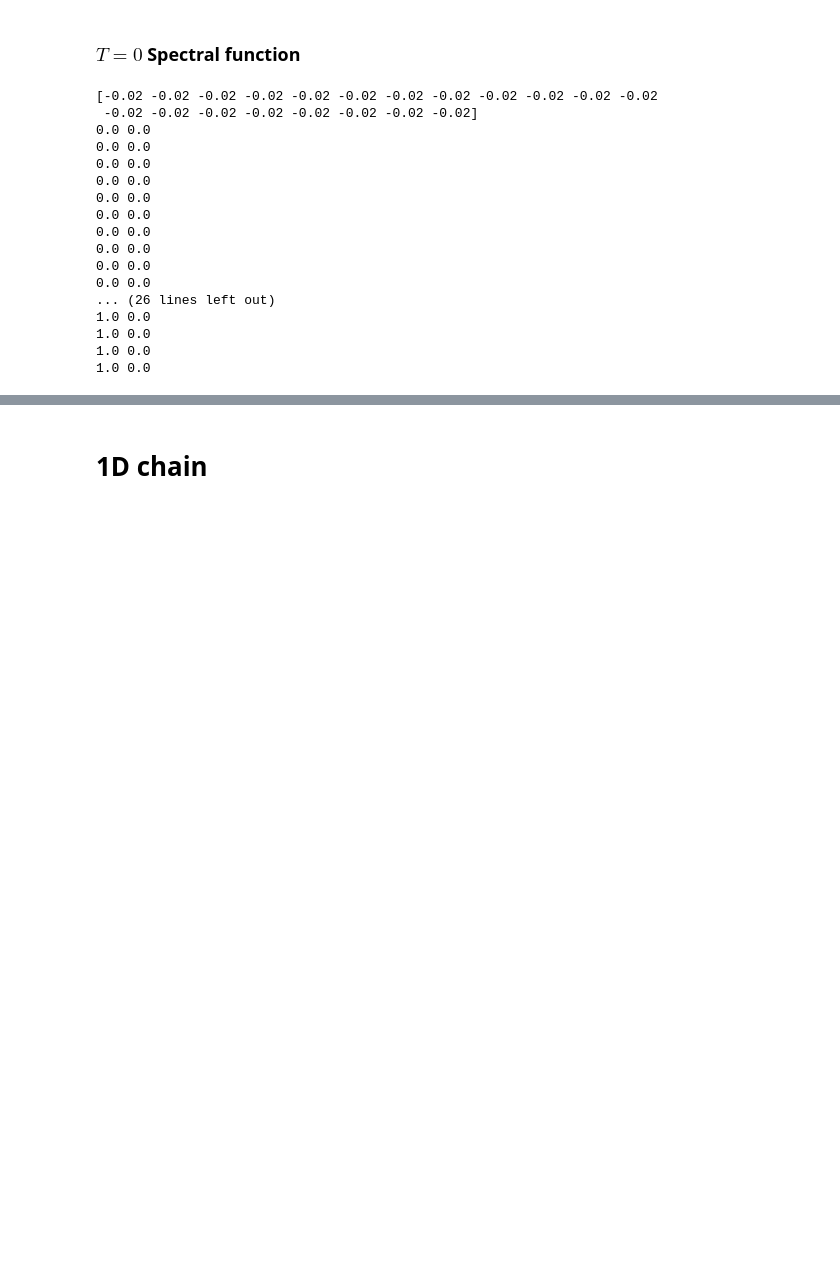
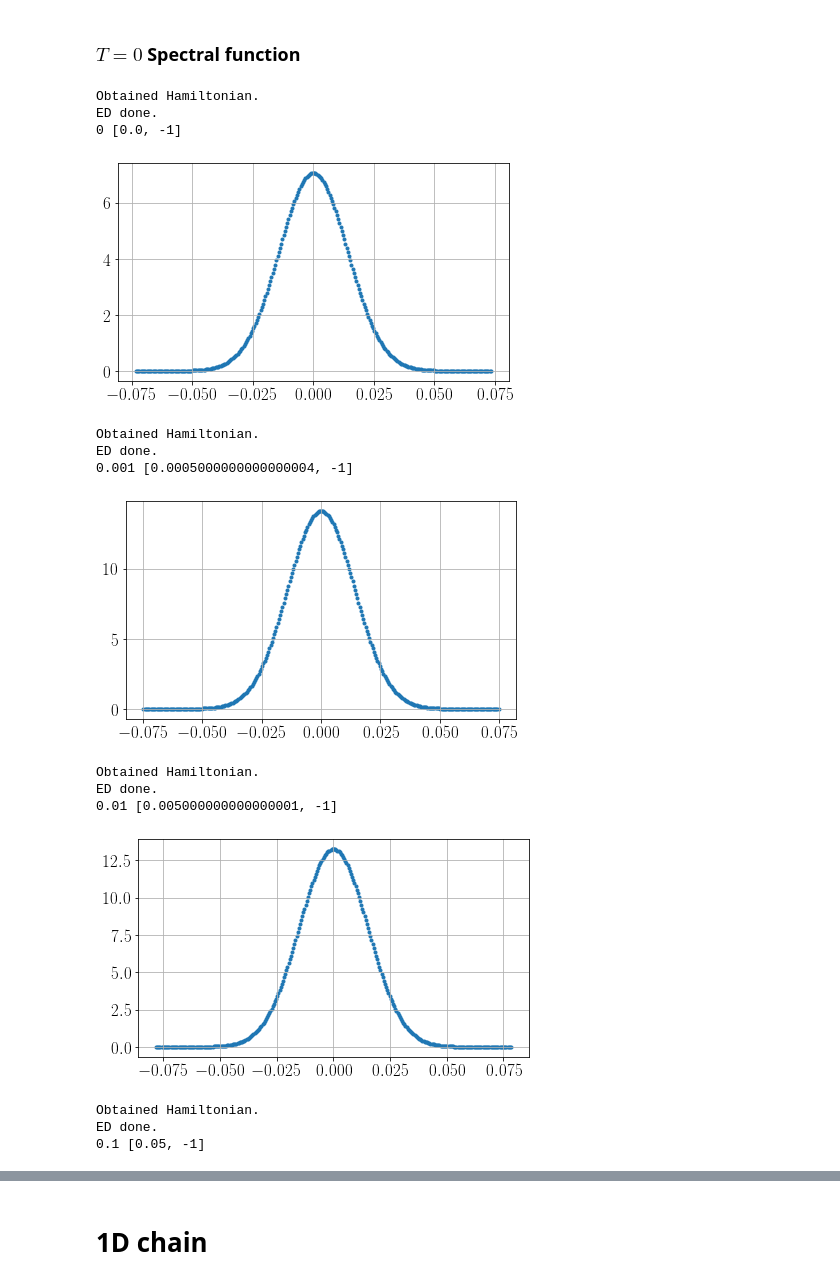
Before and after one commit to abhirup-m/Tiling-Embedded-Esiam, a Jupyter notebook: siam-to-hubbard.ipynb, the cells around one changed output, grey strips where cells are left out. Cells and saved outputs as stored; diff of their text form; code cells hidden in the pictures; blank space fills up the shorter version.

Commit message:
implemented the single occupation ground states, no significant change

```diff
--- a/siam-to-hubbard.ipynb
+++ b/siam-to-hubbard.ipynb
@@ -437,9 +420,9 @@ def get_rho_X(args):
         return (C1_sq * np.exp(-(x1/eta)**2)/(eta*sqrt(np.pi)) + C2_sq * np.exp(-(x2/eta)**2)/(eta*sqrt(np.pi))) / Z
 
 
-for U in [0]:
+for U in [0, 0.001, 0.01, 0.1]:
     V = 0.01
-    Nk = 4
+    Nk = 5
     a = 1
     k_bath = 2*np.pi*np.arange(Nk)/((Nk)*a)
     Ek_0 = V*np.cos(k_bath*a)
@@ -452,63 +435,69 @@ for U in [0]:
     H += imp_energy(Ek_0, V, U)
     H += hyb(Ek_0, V, U)
     H = 0.5 * (H + H.dag())
+    print ("Obtained Hamiltonian.")
     E, X = H.eigenstates()
+    print ("ED done.")
+    X0 = X[np.where(E == min(E))]
     c0up = tensor([destroy(2), identity(2)] + [identity(2)]*2*Nk)
     c0dn = tensor([identity(2), destroy(2)] + [identity(2)]*2*Nk)
-    nup = c0up.dag()*c0up
-    ndn = c0dn.dag()*c0dn
-    print (E[:20])
-    for Xn in X[:40]:
-        nd1 = Xn.dag()*(nup)*Xn
-        nd2 = Xn.dag()*(ndn)*Xn
-        print (np.real(nd1[0][0][0]), np.real(nd2[0][0][0]))
+    nd_up = c0up.dag()*c0up
+    nd_dn = c0dn.dag()*c0dn
+    X0up = []
+    X0dn = []
+    for Xgs in X0:
+        ndup = np.real((Xgs.dag()*(nd_up)*Xgs)[0][0][0])
+        nddn = np.real((Xgs.dag()*(nd_dn)*Xgs)[0][0][0])
+        if ndup == 1 and nddn == 0:
+            X0up.append(Xgs)
+        elif ndup == 0 and nddn == 1:
+            X0dn.append(Xgs)
+    X0_single = [(X0up_ + X0dn_)/sqrt(2) for X0up_, X0dn_ in zip(X0up, X0dn)]
+    for Xgs in X0_single:
+        ndup = np.real((Xgs.dag()*(nd_up)*Xgs)[0][0][0])
+        nddn = np.real((Xgs.dag()*(nd_dn)*Xgs)[0][0][0])
 
 #     H = 0
 #     H += diag(Ek_0, V, U)
 #     H += off_diag(Ek_0, V, U)
 #     H = 0.5*(H + np.conjugate(H))
 #     basis = get_basis(Ek_0)
 #     E, X = np.linalg.eigh(H)
 #     print (E[:5])
 #     nd_up, nd_dn = get_nd(Ek_0)
 #     ndup = np.inner(X[2].transpose(), np.matmul(nd_up, X[2]))
 #     nddn = np.inner(X[2].transpose(), np.matmul(nd_dn, X[2]))
 #     print (ndup, nddn)
-    continue
 
 
-    E0 = E[np.where(E == min(E))]
-    X0 = X[np.where(E == min(E))]
-    Z = len(E0)
+    Z = len(X0_single)
 
-    poles = Pool().map(get_rho_X, product(zip(E, X), X0, [True]))
+    poles = Pool().map(get_rho_X, product(zip(E, X), X0_single, [True]))
     poles = list(set(poles))
     print (U, poles)
-    A = sum(tqdm(Pool().map(get_rho_X, product(zip(E, X), X0, [False])), total=len(X0)*len(E)))
+    A = sum(tqdm(Pool().map(get_rho_X, product(zip(E, X), X0_single, [False])), total=Z*len(E)))
 
     # print ()
     # print ("Max=",max(A))
     # print ("Area=", np.round(np.trapz(A, w_range), 5))
     # poles = list(set(Pool(processes=50).map(get_rho_X, product(zip(E, X), X0))))
     # print (min(poles))
 
     plt.scatter(w_range[np.where(A > 10**(-5))], A[np.where(A > 10**(-5))], marker=".")
     plt.show()
 # %% [output]
-[-0.02 -0.02 -0.02 -0.02 -0.02 -0.02 -0.02 -0.02 -0.02 -0.02 -0.02 -0.02
- -0.02 -0.02 -0.02 -0.02 -0.02 -0.02 -0.02 -0.02]
-0.0 0.0
-0.0 0.0
-0.0 0.0
-0.0 0.0
-0.0 0.0
-0.0 0.0
-0.0 0.0
-0.0 0.0
-0.0 0.0
-0.0 0.0
-... (26 lines left out)
-1.0 0.0
-1.0 0.0
-1.0 0.0
-1.0 0.0
+Obtained Hamiltonian.
+ED done.
+0 [0.0, -1]
+[figure, added]
+Obtained Hamiltonian.
+ED done.
+0.001 [0.0005000000000000004, -1]
+[figure, added]
+Obtained Hamiltonian.
+ED done.
+0.01 [0.005000000000000001, -1]
+[figure, added]
+Obtained Hamiltonian.
+ED done.
+0.1 [0.05, -1]
```
Also changed, not shown: parts of 3 cells of this notebook.
